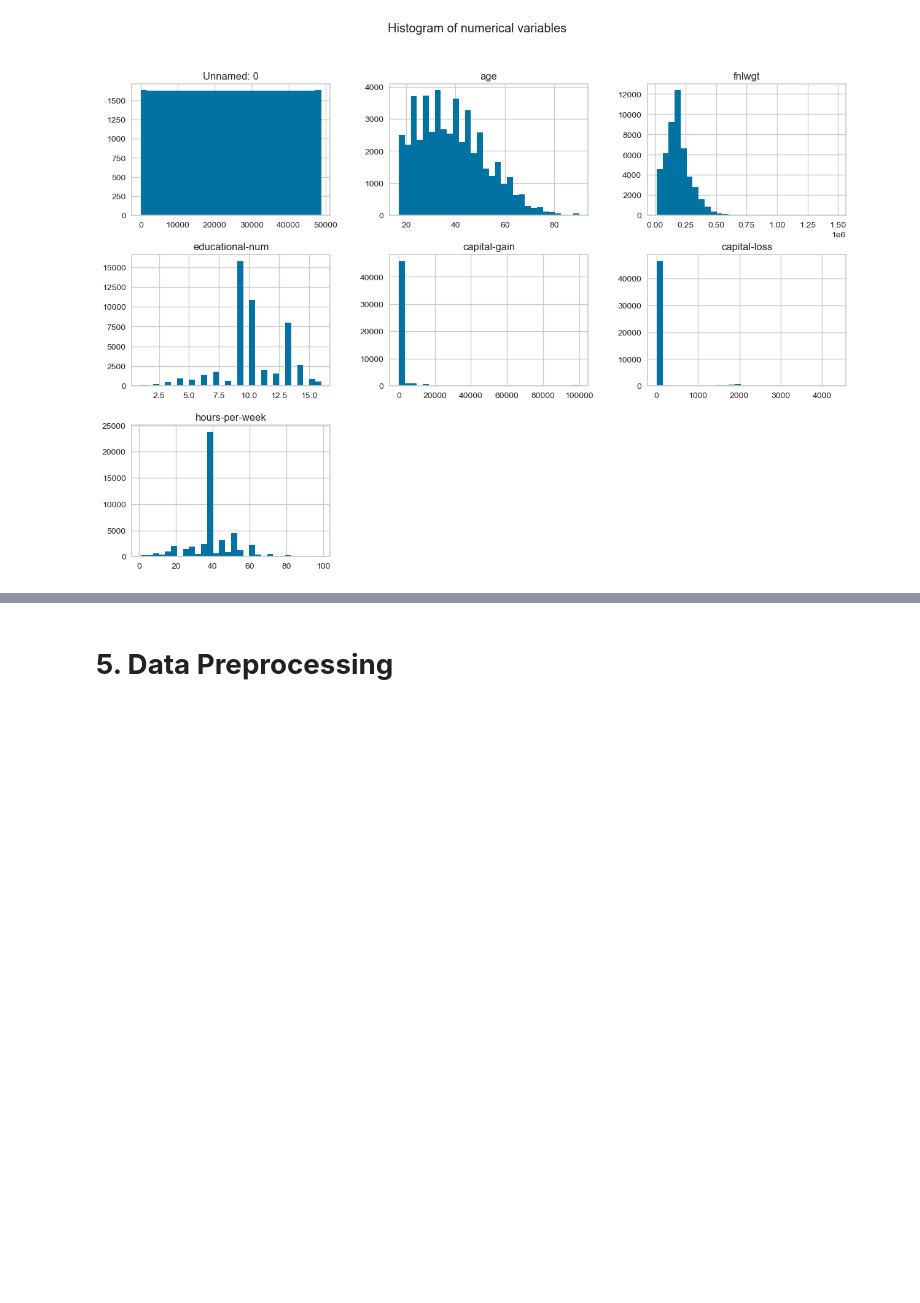
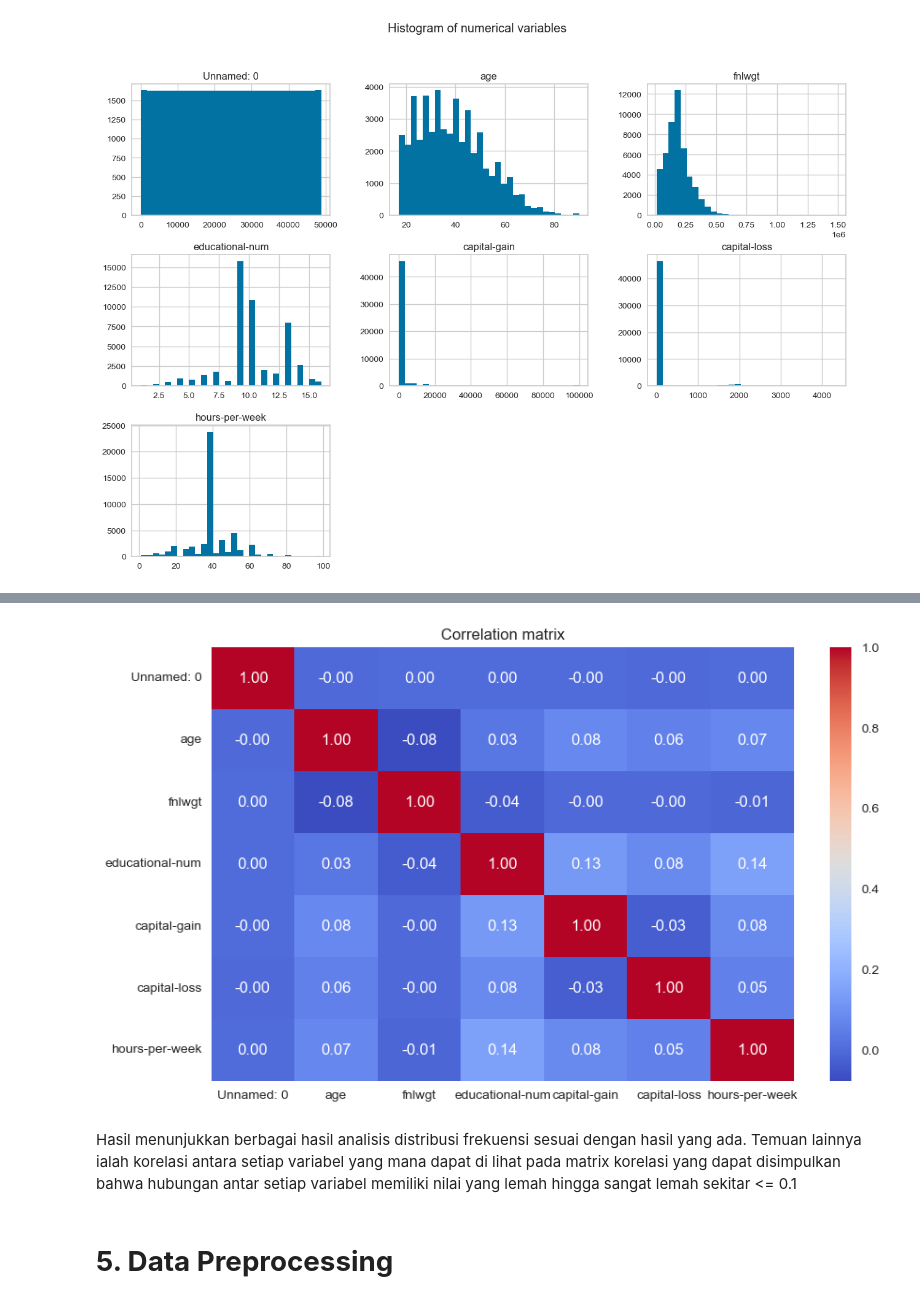
Before and after one commit to gerynsb/Project_ML_Clustering, a Jupyter notebook: [Clustering]_Submission_Akhir_BMLP_Dean Gery Pasamba.ipynb, the cells around one changed output, grey strips where cells are left out. Cells and saved outputs as stored; diff of their text form; code cells hidden in the pictures; blank space fills up the shorter version.

```diff
--- a/[Clustering]_Submission_Akhir_BMLP_Dean Gery Pasamba.ipynb
+++ b/[Clustering]_Submission_Akhir_BMLP_Dean Gery Pasamba.ipynb
@@ -180,3 +192,13 @@ AttributeError: 'Index' object has no attribute 'corr'
+# %%
+# Visualisasi matriks korelasi menggunakan heatmap
+plt.figure(figsize=(10, 6))
+sns.heatmap(correlation_matrix, annot=True, cmap='coolwarm', fmt='.2f')
+plt.title('Correlation matrix')
+plt.show()
+# %% [output]
+[figure, added]
+# %% [markdown]
+Hasil menunjukkan berbagai hasil analisis distribusi frekuensi sesuai dengan hasil yang ada. Temuan lainnya ialah korelasi antara setiap variabel yang mana dapat di lihat pada matrix korelasi yang dapat disimpulkan bahwa hubungan antar setiap variabel memiliki nilai yang lemah hingga sangat lemah sekitar <= 0.1
 # %% [markdown]
 # **5. Data Preprocessing**
 # %% [markdown]
```
Also changed, not shown: parts of 6 cells of this notebook.
